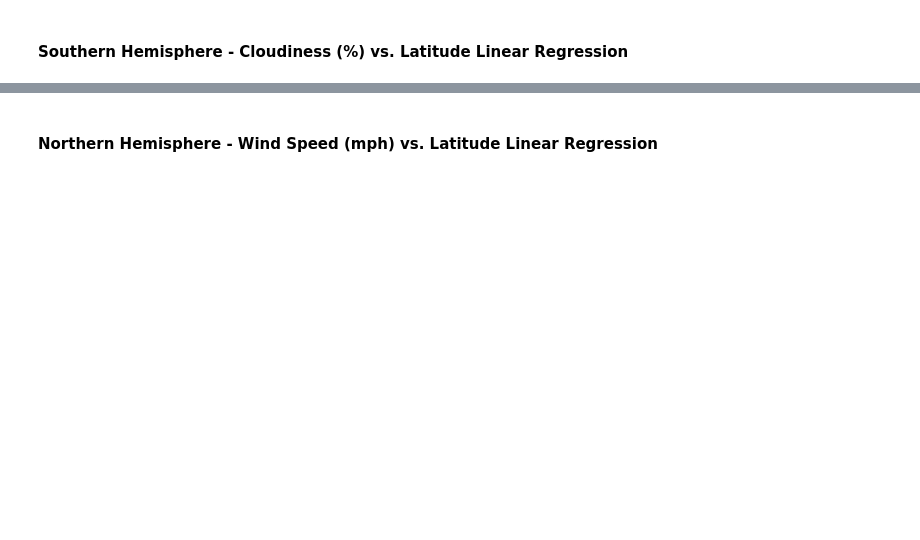
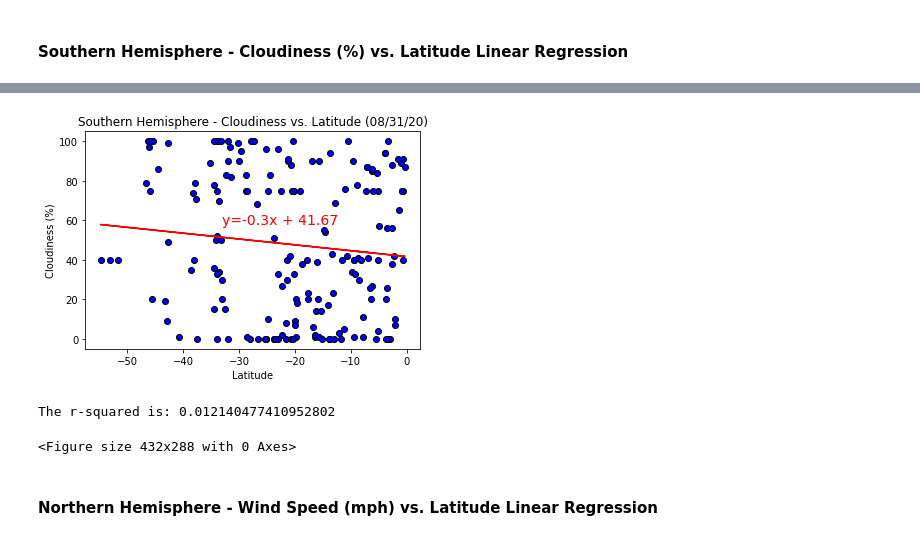
Before and after one commit to JimiJenneskens/python-api-challenge, a Jupyter notebook: WeatherPy/WeatherPy.ipynb, the cells around one changed output, grey strips where cells are left out. Cells and saved outputs as stored; diff of their text form; code cells hidden in the pictures; blank space fills up the shorter version.

```diff
--- a/WeatherPy/WeatherPy.ipynb
+++ b/WeatherPy/WeatherPy.ipynb
@@ -316,2 +366,22 @@ The r-value is: 0.0035263772085582894
+# %%
+x_value = south_hem_df['Lat']
+y_value = south_hem_df['Cloudiness']
+
+(slope, intercept, rvalue, pvalue, stderr)= linregress(x_value, y_value)
+regress_values= x_value *slope + intercept
+line_eq=f"y={round(slope,2)}x + {round(intercept,2)}"
+plt.scatter(x_value, y_value, marker="o", facecolors="blue", edgecolors="black")
+plt.plot(x_value, regress_values, color='red')
+plt.annotate(line_eq, (-33, 58), color='red', fontsize= 14)
+plt.title("Southern Hemisphere - Cloudiness vs. Latitude (08/31/20)")
+plt.xlabel("Latitude")
+plt.ylabel("Cloudiness (%)")
+plt.show()
+plt.savefig("SouthCloudVsLat.png")
+print(f"The r-squared is: {rvalue**2}")
+# %% [output]
+[figure, added]
+The r-squared is: 0.012140477410952802
+<Figure size 432x288 with 0 Axes>
 # %% [markdown]
 ####  Northern Hemisphere - Wind Speed (mph) vs. Latitude Linear Regression
```
Also changed, not shown: parts of 13 cells of this notebook, 6 other files.
